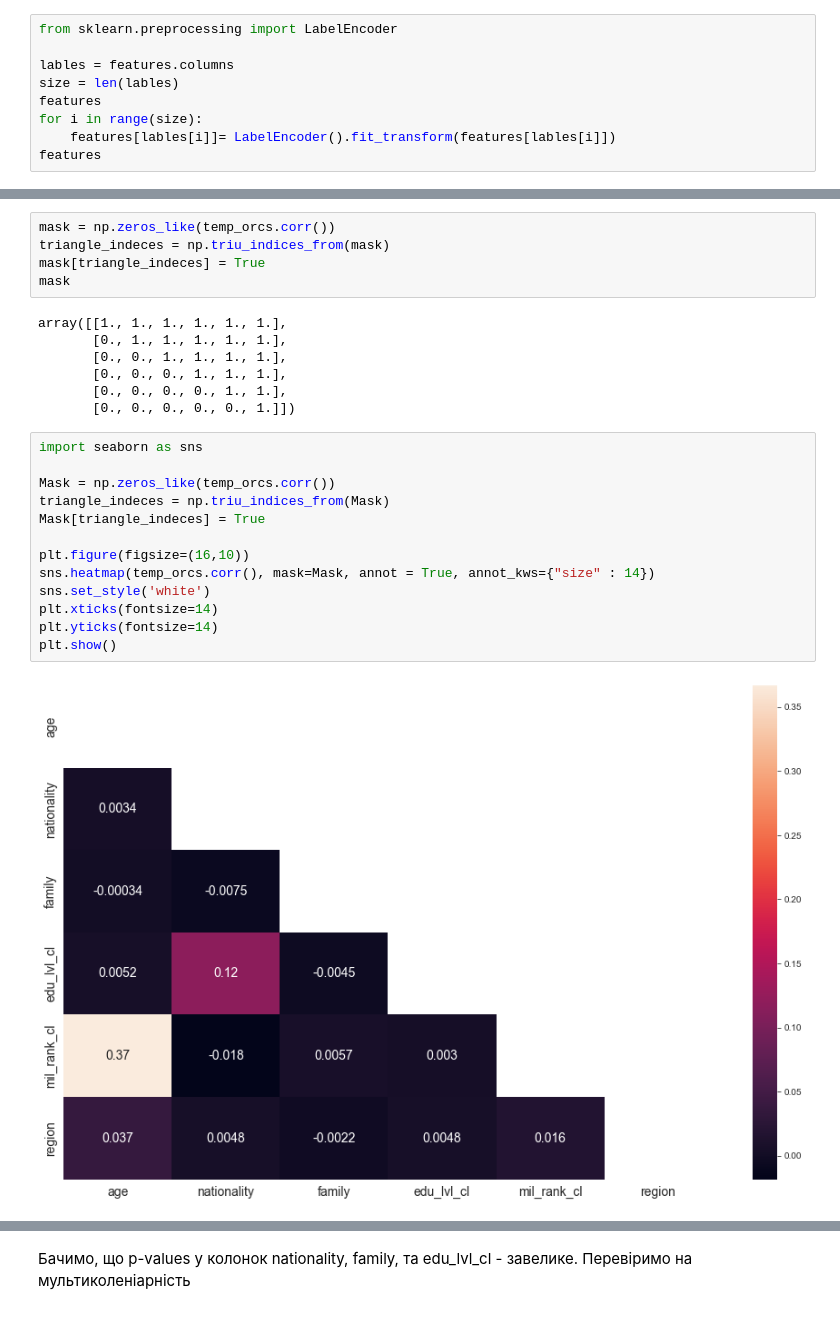
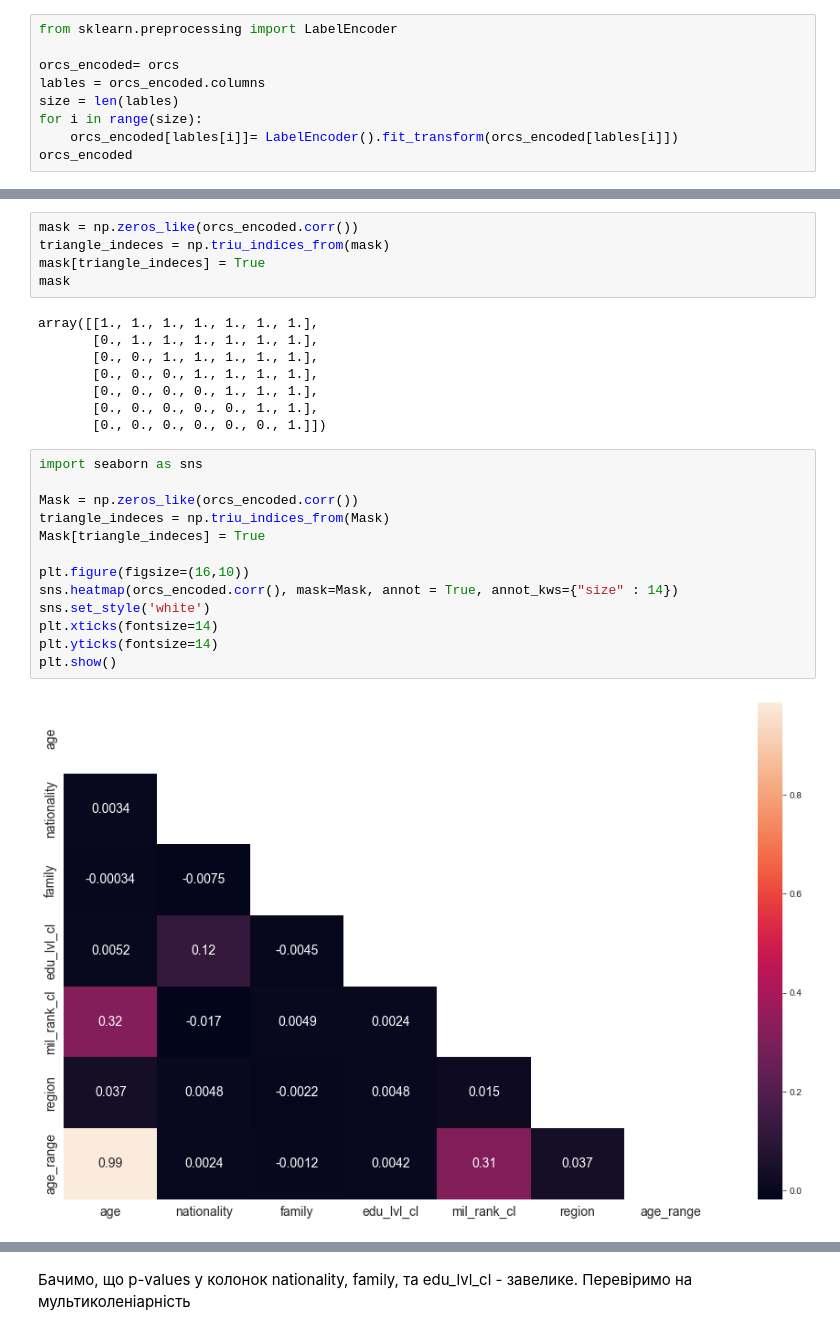
Before and after one commit to DHushchin/orc_analysis, a Jupyter notebook: orc-regression.ipynb, the cells around one changed output, grey strips where cells are left out. Cells and saved outputs as stored; diff of their text form.

```diff
--- a/orc-regression.ipynb
+++ b/orc-regression.ipynb
@@ -42,10 +43,10 @@ features
 # %%
 from sklearn.preprocessing import LabelEncoder
 
-lables = features.columns
+orcs_encoded= orcs
+lables = orcs_encoded.columns
 size = len(lables)
-features
 for i in range(size):
-    features[lables[i]]= LabelEncoder().fit_transform(features[lables[i]])
-features
+    orcs_encoded[lables[i]]= LabelEncoder().fit_transform(orcs_encoded[lables[i]])
+orcs_encoded
 # %% [output]
@@ -95,27 +93,28 @@ temp_orcs.corr()
 # %%
-mask = np.zeros_like(temp_orcs.corr())
+mask = np.zeros_like(orcs_encoded.corr())
 triangle_indeces = np.triu_indices_from(mask)
 mask[triangle_indeces] = True
 mask
 # %% [output]
-array([[1., 1., 1., 1., 1., 1.],
-       [0., 1., 1., 1., 1., 1.],
-       [0., 0., 1., 1., 1., 1.],
-       [0., 0., 0., 1., 1., 1.],
-       [0., 0., 0., 0., 1., 1.],
-       [0., 0., 0., 0., 0., 1.]])
+array([[1., 1., 1., 1., 1., 1., 1.],
+       [0., 1., 1., 1., 1., 1., 1.],
+       [0., 0., 1., 1., 1., 1., 1.],
+       [0., 0., 0., 1., 1., 1., 1.],
+       [0., 0., 0., 0., 1., 1., 1.],
+       [0., 0., 0., 0., 0., 1., 1.],
+       [0., 0., 0., 0., 0., 0., 1.]])
 # %%
 import seaborn as sns
 
-Mask = np.zeros_like(temp_orcs.corr())
+Mask = np.zeros_like(orcs_encoded.corr())
 triangle_indeces = np.triu_indices_from(Mask)
 Mask[triangle_indeces] = True
 
 plt.figure(figsize=(16,10))
-sns.heatmap(temp_orcs.corr(), mask=Mask, annot = True, annot_kws={"size" : 14})
+sns.heatmap(orcs_encoded.corr(), mask=Mask, annot = True, annot_kws={"size" : 14})
 sns.set_style('white')
 plt.xticks(fontsize=14)
 plt.yticks(fontsize=14)
 plt.show()
 # %% [output]
-[figure, old version]
+[figure, new version]
```
Also changed, not shown: parts of 27 cells of this notebook, 3 other files.
